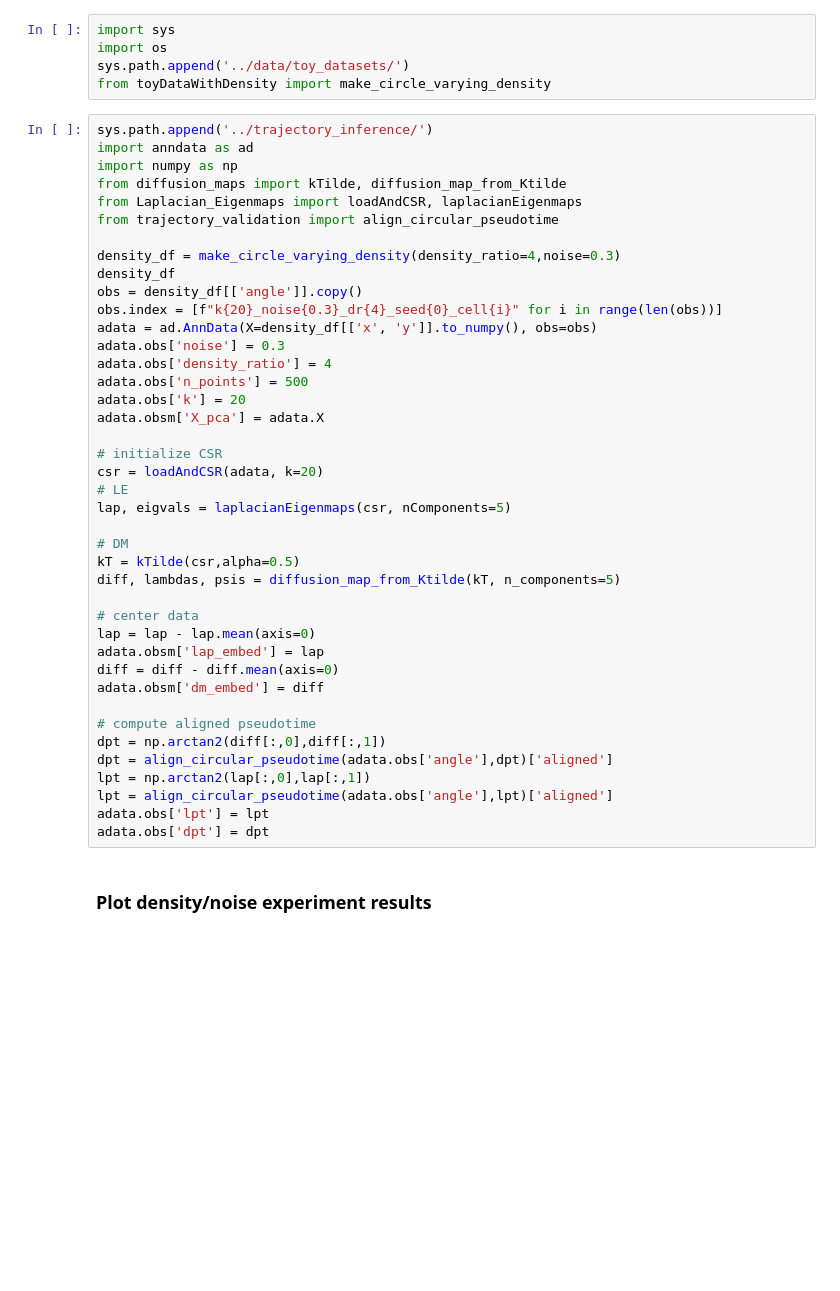
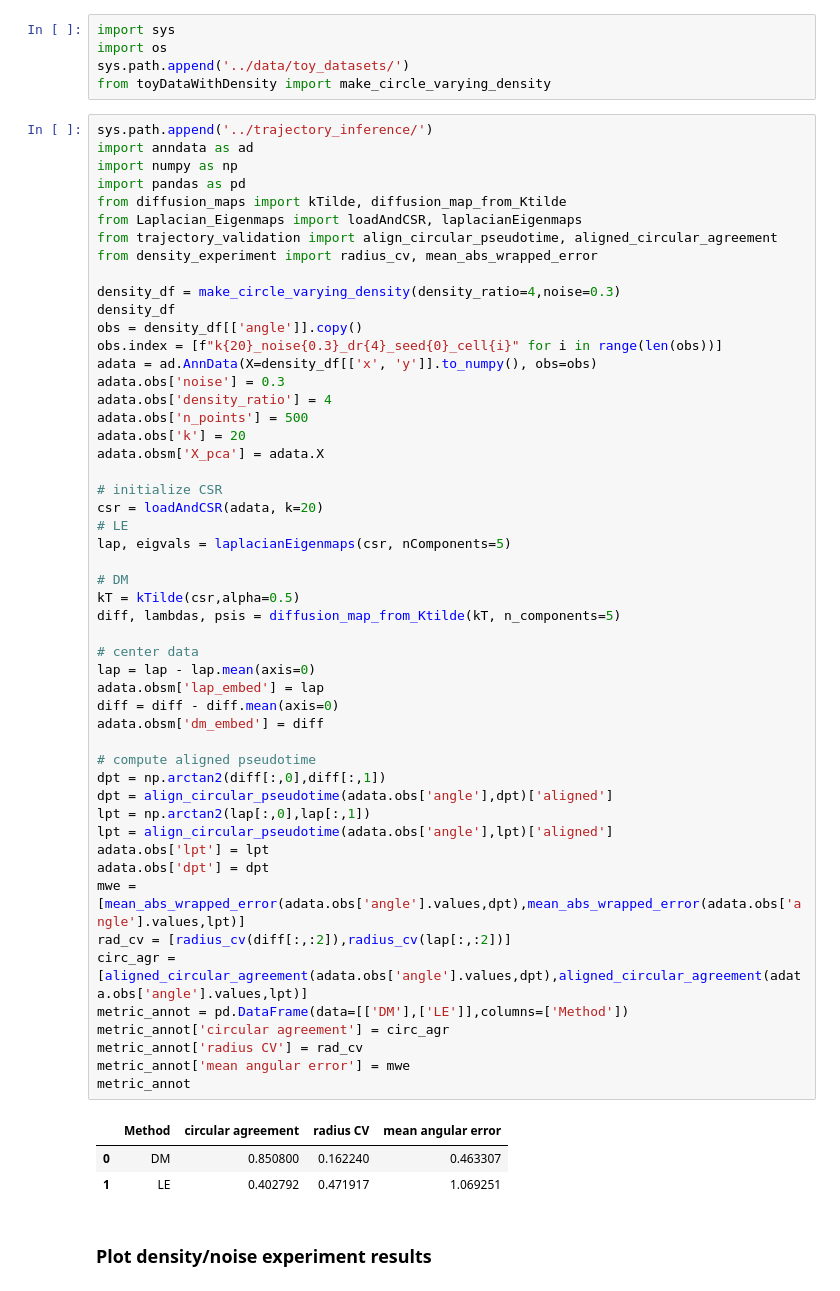
Before and after one commit to winch-jm/cell-cycle-ti, a Jupyter notebook: notebooks/DensityExperimentResults.ipynb, the cells around one changed output. Cells and saved outputs as stored; diff of their text form; blank space fills up the shorter version.

Commit message:
adding metrics to plots

```diff
--- a/notebooks/DensityExperimentResults.ipynb
+++ b/notebooks/DensityExperimentResults.ipynb
@@ -7,9 +7,11 @@ from toyDataWithDensity import make_circle_varying_density
 sys.path.append('../trajectory_inference/')
 import anndata as ad
 import numpy as np
+import pandas as pd
 from diffusion_maps import kTilde, diffusion_map_from_Ktilde
 from Laplacian_Eigenmaps import loadAndCSR, laplacianEigenmaps
-from trajectory_validation import align_circular_pseudotime
+from trajectory_validation import align_circular_pseudotime, aligned_circular_agreement
+from density_experiment import radius_cv, mean_abs_wrapped_error
 
 density_df = make_circle_varying_density(density_ratio=4,noise=0.3)
 density_df
@@ -17,33 +19,45 @@ obs = density_df[['angle']].copy()
 obs.index = [f"k{20}_noise{0.3}_dr{4}_seed{0}_cell{i}" for i in range(len(obs))]
 adata = ad.AnnData(X=density_df[['x', 'y']].to_numpy(), obs=obs)
 adata.obs['noise'] = 0.3
 adata.obs['density_ratio'] = 4
 adata.obs['n_points'] = 500
 adata.obs['k'] = 20
 adata.obsm['X_pca'] = adata.X
 
 # initialize CSR
 csr = loadAndCSR(adata, k=20)
 # LE
 lap, eigvals = laplacianEigenmaps(csr, nComponents=5)
 
 # DM
 kT = kTilde(csr,alpha=0.5)
 diff, lambdas, psis = diffusion_map_from_Ktilde(kT, n_components=5)
 
 # center data
 lap = lap - lap.mean(axis=0)
 adata.obsm['lap_embed'] = lap
 diff = diff - diff.mean(axis=0)
 adata.obsm['dm_embed'] = diff
 
 # compute aligned pseudotime
 dpt = np.arctan2(diff[:,0],diff[:,1])
 dpt = align_circular_pseudotime(adata.obs['angle'],dpt)['aligned']
 lpt = np.arctan2(lap[:,0],lap[:,1])
 lpt = align_circular_pseudotime(adata.obs['angle'],lpt)['aligned']
 adata.obs['lpt'] = lpt
 adata.obs['dpt'] = dpt
+mwe = [mean_abs_wrapped_error(adata.obs['angle'].values,dpt),mean_abs_wrapped_error(adata.obs['angle'].values,lpt)]
+rad_cv = [radius_cv(diff[:,:2]),radius_cv(lap[:,:2])]
+circ_agr = [aligned_circular_agreement(adata.obs['angle'].values,dpt),aligned_circular_agreement(adata.obs['angle'].values,lpt)]
+metric_annot = pd.DataFrame(data=[['DM'],['LE']],columns=['Method'])
+metric_annot['circular agreement'] = circ_agr
+metric_annot['radius CV'] = rad_cv
+metric_annot['mean angular error'] = mwe
+metric_annot
+# %% [output]
+|  | Method | circular agreement | radius CV | mean angular error |
+| 0 | DM | 0.850800 | 0.162240 | 0.463307 |
+| 1 | LE | 0.402792 | 0.471917 | 1.069251 |
 # %% [markdown]
 ### Plot density/noise experiment results
 # %%
```
Also changed, not shown: parts of 1 cell of this notebook, 2 other files.
